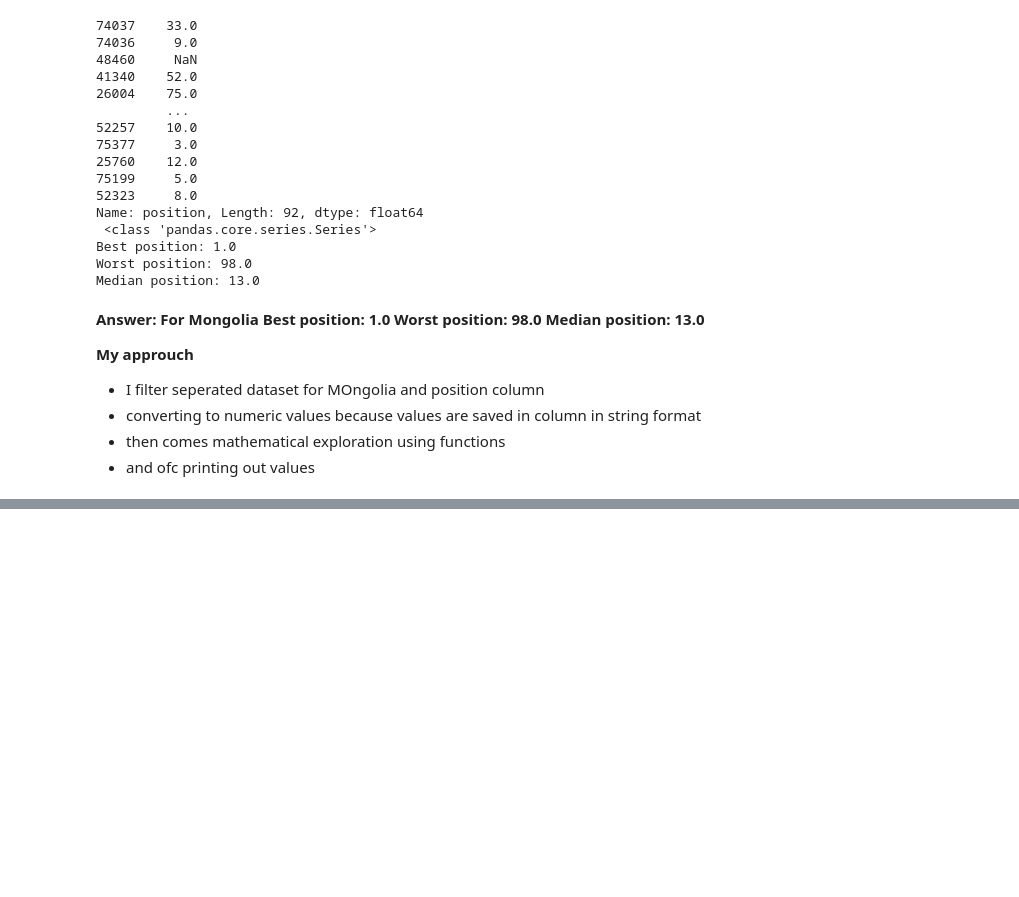
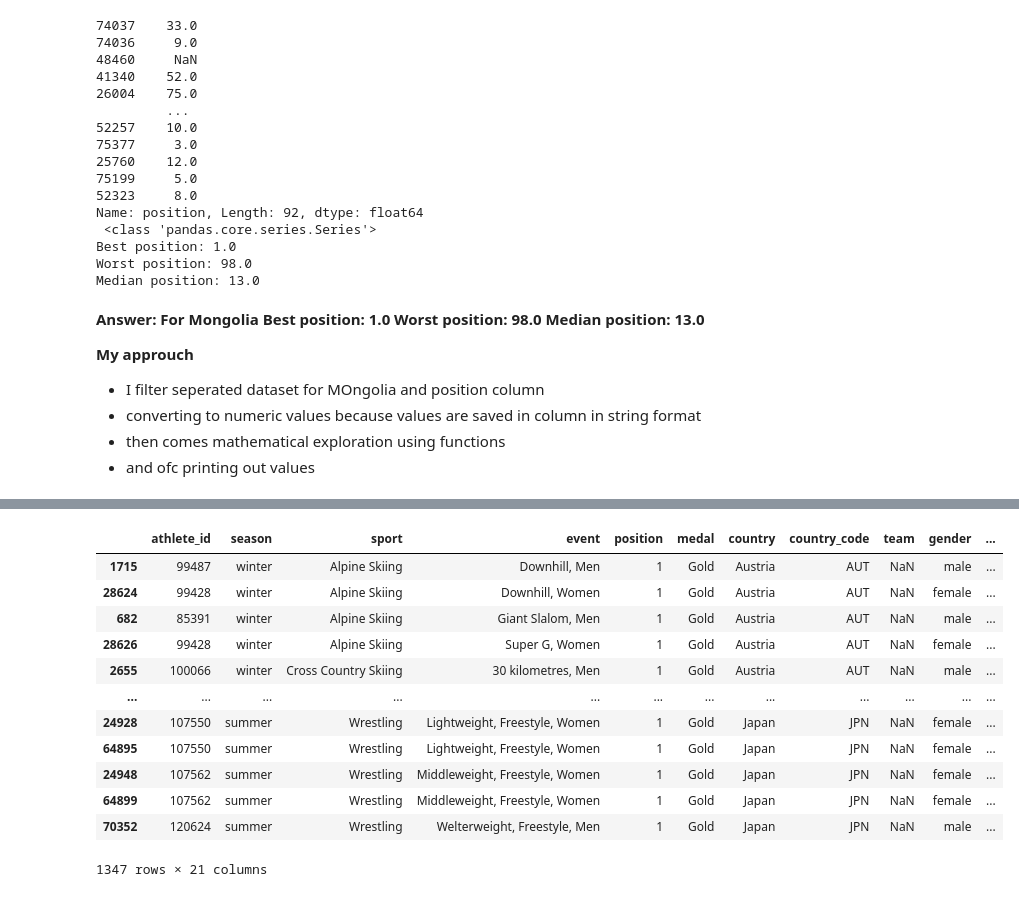
Before and after one commit to Metaphysicist1/Olympion, a Jupyter notebook: scripts/01_load_process.ipynb, the cells around one changed output, grey strips where cells are left out. Drawn from its saved outputs; the diff is of its cells as text; code cells hidden in the pictures; blank space fills up the shorter version.

```diff
--- a/scripts/01_load_process.ipynb
+++ b/scripts/01_load_process.ipynb
@@ -101,0 +124,3 @@ dtype: int64
+# %%
+results_dataframe['athlete_id'] = pd.to_numeric(results_dataframe['athlete_id'], errors='coerce')
+results_dataframe['athlete_id'] = results_dataframe['athlete_id'].astype(int)
@@ -101,0 +148,3 @@ dtype: int64
+# %%
+athletes_df['athlete_id'] = athletes_df['athlete_id'].astype(int)
+athletes_df['athlete_id']
@@ -533,0 +613,7 @@ Median position: 13.0
+# %%
+df_temp_for_ex3 = df.copy()
+# %%
+df_gold_winners = df_temp_for_ex3[df_temp_for_ex3['medal'] == 'Gold'].copy()
+df_gold_winners['opened'] = pd.to_datetime(df_gold_winners['opened'], format='%Y-%m-%d', errors='coerce')
+df_gold_winners['born'] = pd.to_datetime(df_gold_winners['born'], format='%Y-%m-%d', errors='coerce')
+df_gold_winners.head()
@@ -533,0 +627,18 @@ Median position: 13.0
+# %%
+df_gold_winners['average_age'] = df_gold_winners['opened'].dt.year - df_gold_winners['born'].dt.year
+df_gold_winners['average_age'] = df_gold_winners['average_age'].astype('Int64')
+df_gold_winners[df_gold_winners['average_age']>0]
+# %% [output]
+|  | athlete_id | season | sport | event | position | medal | country | country_code | team | gender | ... |
+| 1715 | 99487 | winter | Alpine Skiing | Downhill, Men | 1 | Gold | Austria | AUT | NaN | male | ... |
+| 28624 | 99428 | winter | Alpine Skiing | Downhill, Women | 1 | Gold | Austria | AUT | NaN | female | ... |
+| 682 | 85391 | winter | Alpine Skiing | Giant Slalom, Men | 1 | Gold | Austria | AUT | NaN | male | ... |
+| 28626 | 99428 | winter | Alpine Skiing | Super G, Women | 1 | Gold | Austria | AUT | NaN | female | ... |
+| 2655 | 100066 | winter | Cross Country Skiing | 30 kilometres, Men | 1 | Gold | Austria | AUT | NaN | male | ... |
+| ... | ... | ... | ... | ... | ... | ... | ... | ... | ... | ... | ... |
+| 24928 | 107550 | summer | Wrestling | Lightweight, Freestyle, Women | 1 | Gold | Japan | JPN | NaN | female | ... |
+| 64895 | 107550 | summer | Wrestling | Lightweight, Freestyle, Women | 1 | Gold | Japan | JPN | NaN | female | ... |
+| 24948 | 107562 | summer | Wrestling | Middleweight, Freestyle, Women | 1 | Gold | Japan | JPN | NaN | female | ... |
+| 64899 | 107562 | summer | Wrestling | Middleweight, Freestyle, Women | 1 | Gold | Japan | JPN | NaN | female | ... |
+| 70352 | 120624 | summer | Wrestling | Welterweight, Freestyle, Men | 1 | Gold | Japan | JPN | NaN | male | ... |
+1347 rows × 21 columns
```
Also changed, not shown: parts of 23 cells of this notebook, 3 other files.
